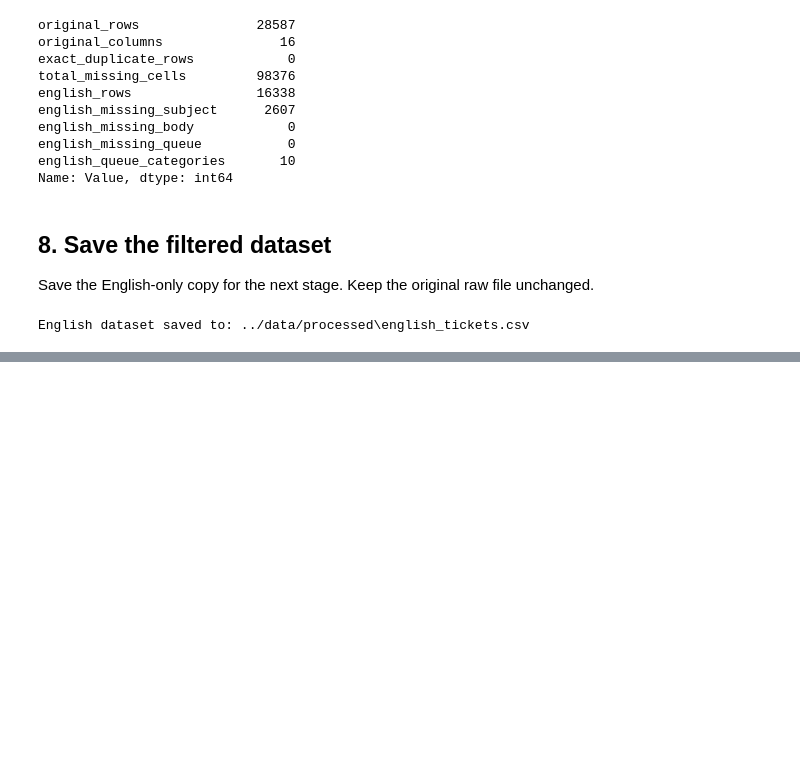
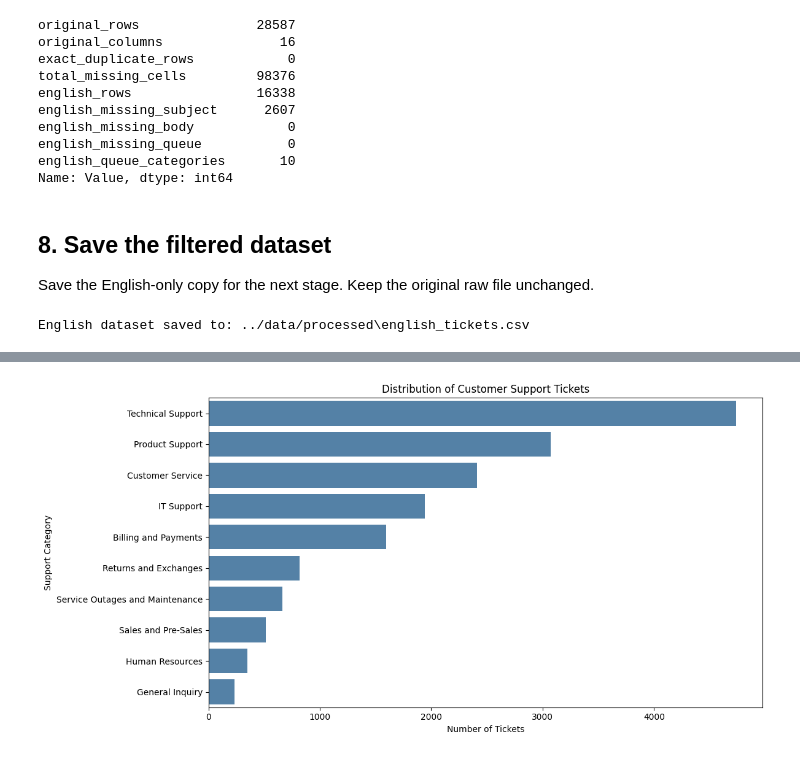
Before and after one commit to Raneem04H/Arti-303-Project-, a Jupyter notebook: notebooks/customer_support_analysis.ipynb, the cells around one changed output, grey strips where cells are left out. Saved outputs shown, nothing was run; the diff lists cells and outputs as text; code cells hidden in the pictures; blank space fills up the shorter version.

Commit message:
Add Member 3 EDA analysis and visualizations

```diff
--- a/notebooks/customer_support_analysis.ipynb
+++ b/notebooks/customer_support_analysis.ipynb
@@ -294,3 +294,21 @@ df_english.to_csv(output_path, index=False)
 print("English dataset saved to:", output_path)
 # %% [output]
 English dataset saved to: ../data/processed\english_tickets.csv
+# %%
+
+# Part 3 - Exploratory Data Analysis (EDA)
+
+import pandas as pd
+import matplotlib.pyplot as plt
+import seaborn as sns
+
+# Load the English-only dataset
+df_eda = pd.read_csv("../Data/processed/english_tickets.csv")
+
+print("Dataset shape:", df_eda.shape)
+
+# Count tickets in each support category
+category_counts = df_eda["queue"].value_counts()
+
+print("\nTicket Category Distribution:")
+print(category_counts)
@@ -296,0 +331,20 @@ English dataset saved to: ../data/processed\english_tickets.csv
+# %%
+
+# Visualization 1: Ticket Category Distribution
+
+plt.figure(figsize=(12, 6))
+
+sns.barplot(
+    x=category_counts.values,
+    y=category_counts.index,
+    color="steelblue"
+)
+
+plt.title("Distribution of Customer Support Tickets")
+plt.xlabel("Number of Tickets")
+plt.ylabel("Support Category")
+
+plt.tight_layout()
+plt.show()
+# %% [output]
+[figure, added]
```
Also changed, not shown: parts of 9 cells of this notebook, 8 other files.
